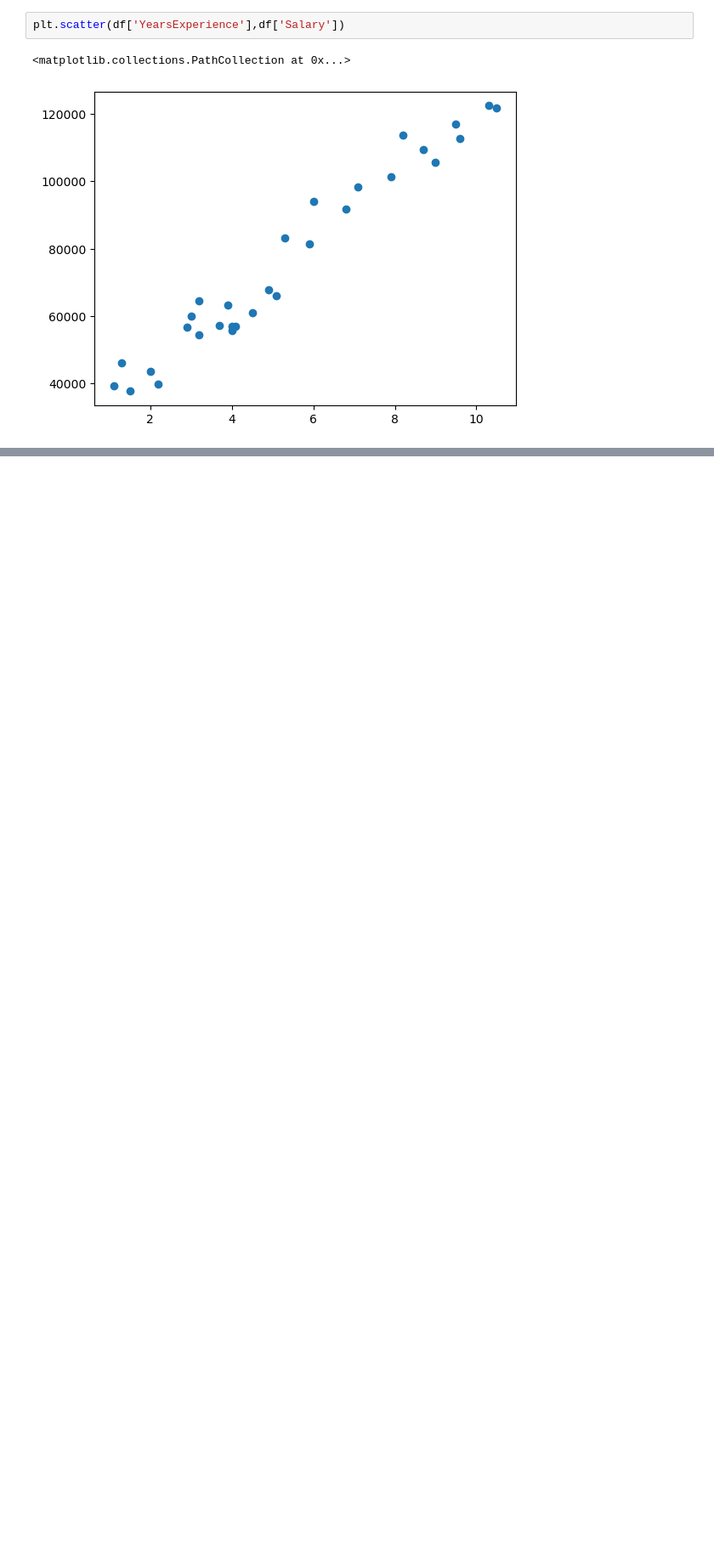
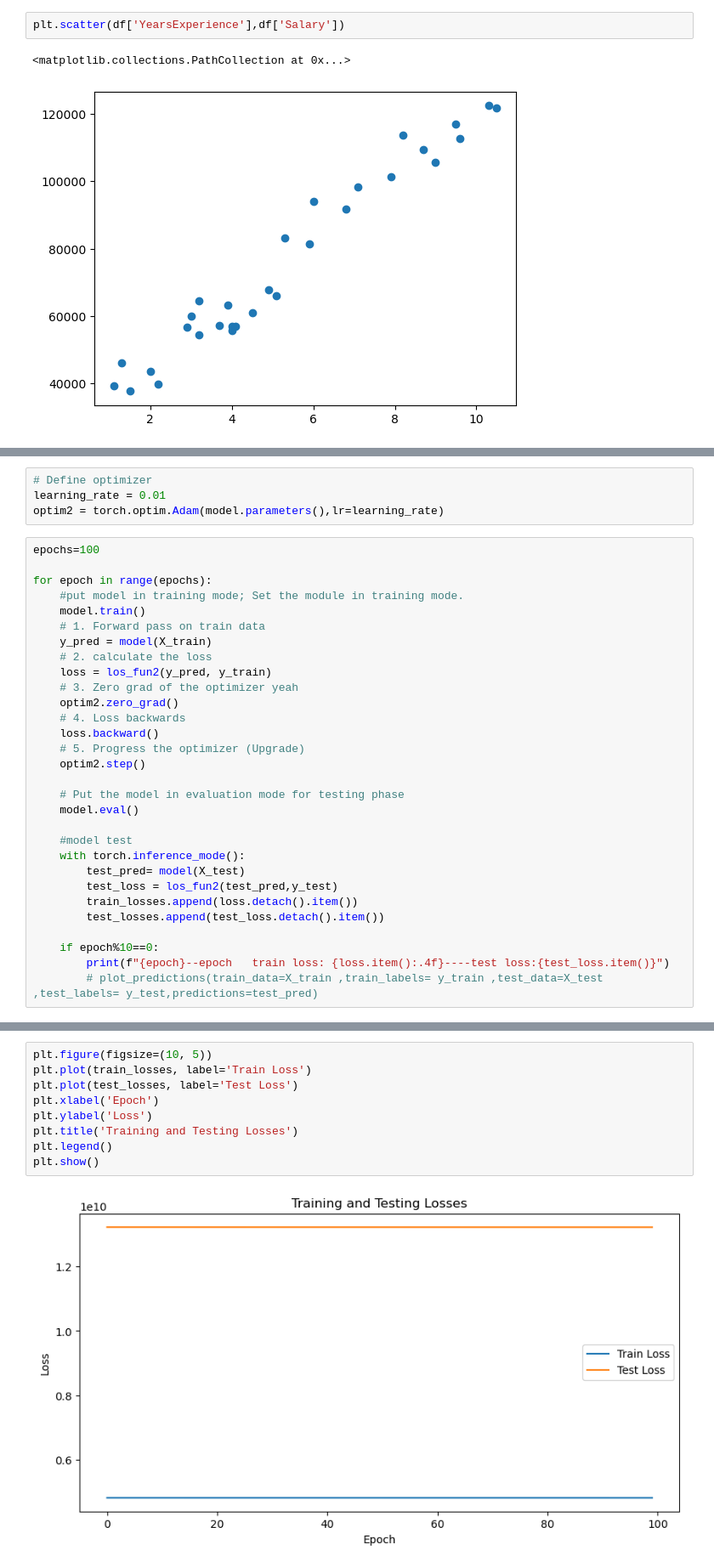
Before and after one commit to gmssameer/Machine-Learning-Practice, a Jupyter notebook: ML-Workflow.ipynb, the cells around one changed output, grey strips where cells are left out. Shown at 85% size. Saved outputs shown, nothing was run; the diff lists cells and outputs as text; blank space fills up the shorter version.

```diff
--- a/ML-Workflow.ipynb
+++ b/ML-Workflow.ipynb
@@ -291,0 +363,34 @@ X.shape
+# %%
+# Define optimizer
+learning_rate = 0.01
+optim2 = torch.optim.Adam(model.parameters(),lr=learning_rate)
+# %%
+epochs=100
+
+for epoch in range(epochs):
+    #put model in training mode; Set the module in training mode.
+    model.train()
+    # 1. Forward pass on train data
+    y_pred = model(X_train)
+    # 2. calculate the loss
+    loss = los_fun2(y_pred, y_train)
+    # 3. Zero grad of the optimizer yeah
+    optim2.zero_grad()
+    # 4. Loss backwards
+    loss.backward()
+    # 5. Progress the optimizer (Upgrade)
+    optim2.step()
+
+    # Put the model in evaluation mode for testing phase
+    model.eval()
+
+    #model test
+    with torch.inference_mode():
+        test_pred= model(X_test)
+        test_loss = los_fun2(test_pred,y_test)
+        train_losses.append(loss.detach().item())
+        test_losses.append(test_loss.detach().item())
+
+    if epoch%10==0:
+        print(f"{epoch}--epoch   train loss: {loss.item():.4f}----test loss:{test_loss.item()}")
+        # plot_predictions(train_data=X_train ,train_labels= y_train ,test_data=X_test ,test_labels= y_test,predictions=test_pred)
@@ -291,0 +408,11 @@ X.shape
+# %%
+plt.figure(figsize=(10, 5))
+plt.plot(train_losses, label='Train Loss')
+plt.plot(test_losses, label='Test Loss')
+plt.xlabel('Epoch')
+plt.ylabel('Loss')
+plt.title('Training and Testing Losses')
+plt.legend()
+plt.show()
+# %% [output]
+[figure, added]
```
Also changed, not shown: parts of 16 cells of this notebook, 1 other file.
